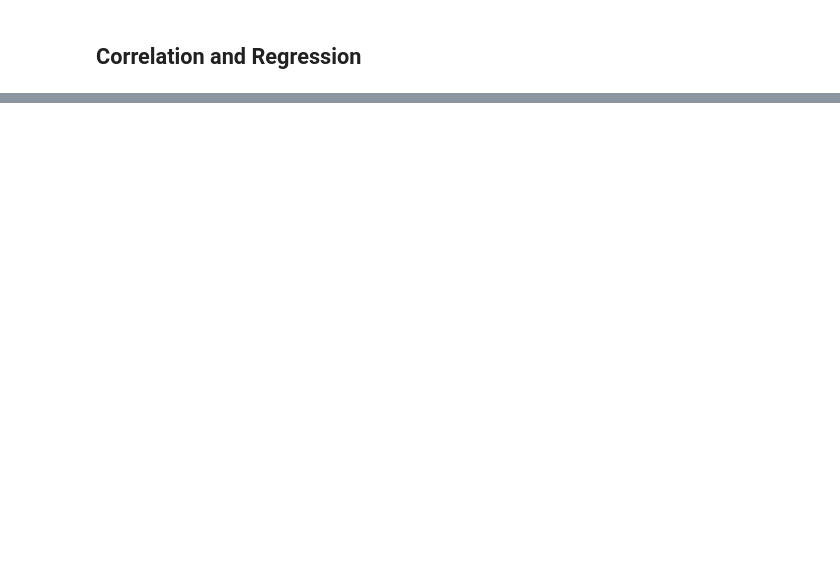
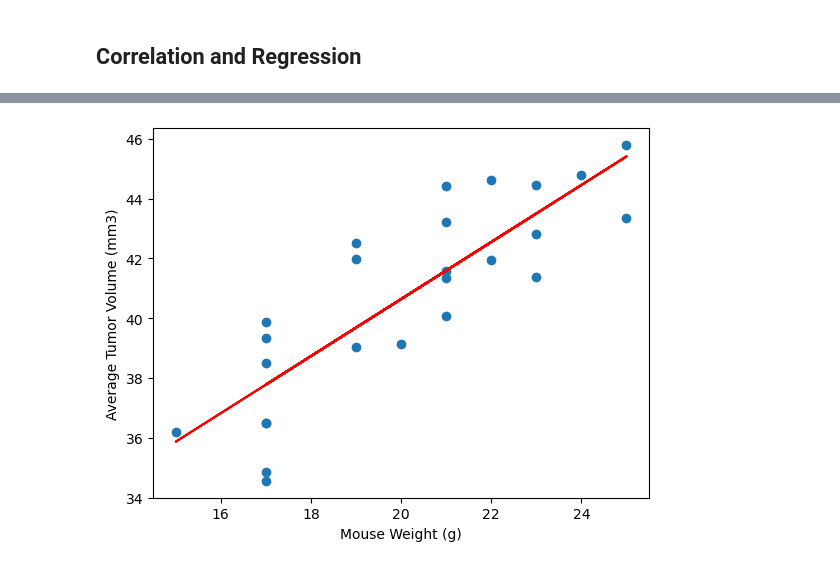
Before and after one commit to thundich/Matplotlib-Challenge, a Jupyter notebook: pymaceuticals_starter.ipynb, the cells around one changed output, grey strips where cells are left out. Saved outputs shown, nothing was run; the diff lists cells and outputs as text; code cells hidden in the pictures; blank space fills up the shorter version.

```diff
--- a/pymaceuticals_starter.ipynb
+++ b/pymaceuticals_starter.ipynb
@@ -284,0 +288,20 @@ The correlation between mouse weight and the average tumor volume is 0.84
+# %%
+# Calculate the correlation coefficient and a linear regression model
+# for mouse weight and average observed tumor volume for the entire Capomulin regimen
+
+(slope, intercept, rvalue, pvalue, stderr) = st.linregress(capomulin_mean_df["Weight (g)"], capomulin_mean_df["Tumor Volume (mm3)"])
+drop_duplicates_df = capomulin_mean_df[["Weight (g)","Tumor Volume (mm3)"]].drop_duplicates()
+drop_duplicates_df
+
+x= capomulin_mean_df['Weight (g)']
+y= capomulin_mean_df["Tumor Volume (mm3)"]
+
+plt.scatter(x,y)
+line = slope*(capomulin_mean_df['Weight (g)']) + intercept
+plt.plot(capomulin_mean_df['Weight (g)'], line, 'r')
+plt.xlabel("Mouse Weight (g)")
+plt.ylabel("Average Tumor Volume (mm3)")
+
+plt.show()
+# %% [output]
+[figure, added]
```
Also changed, not shown: parts of 12 cells of this notebook.
